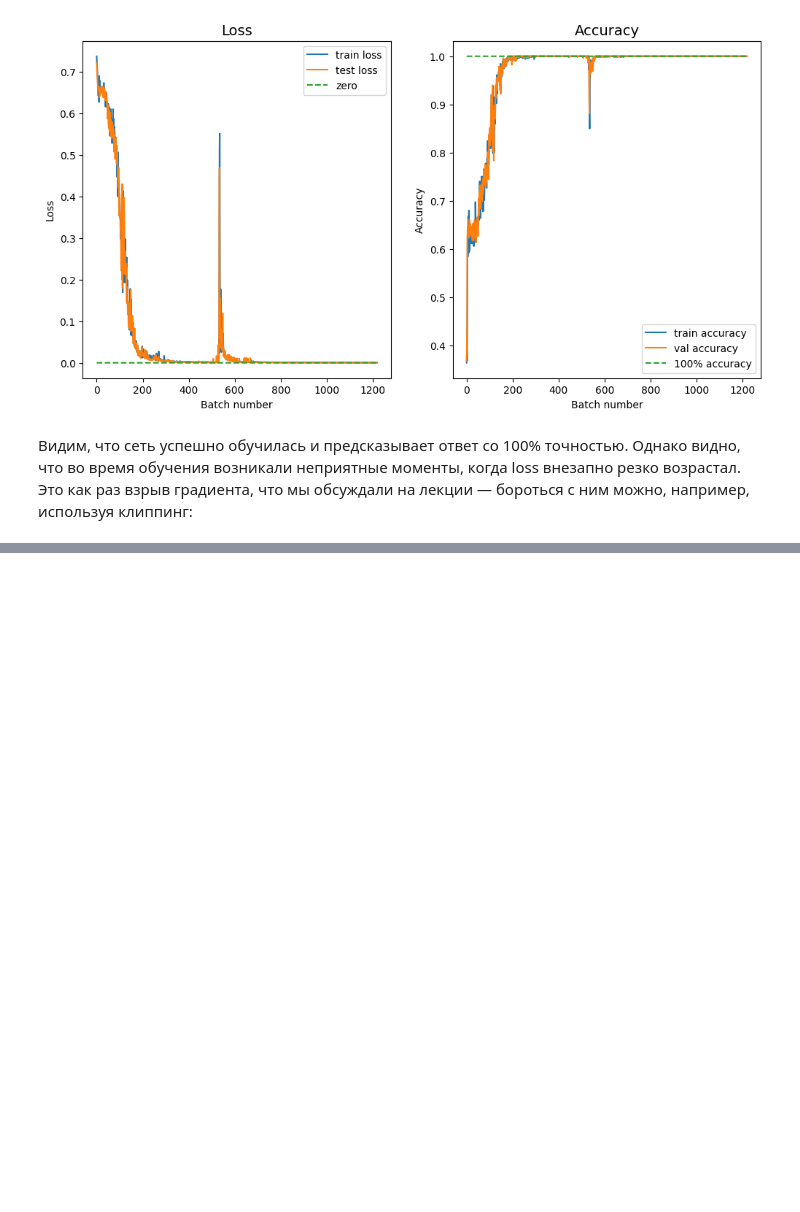
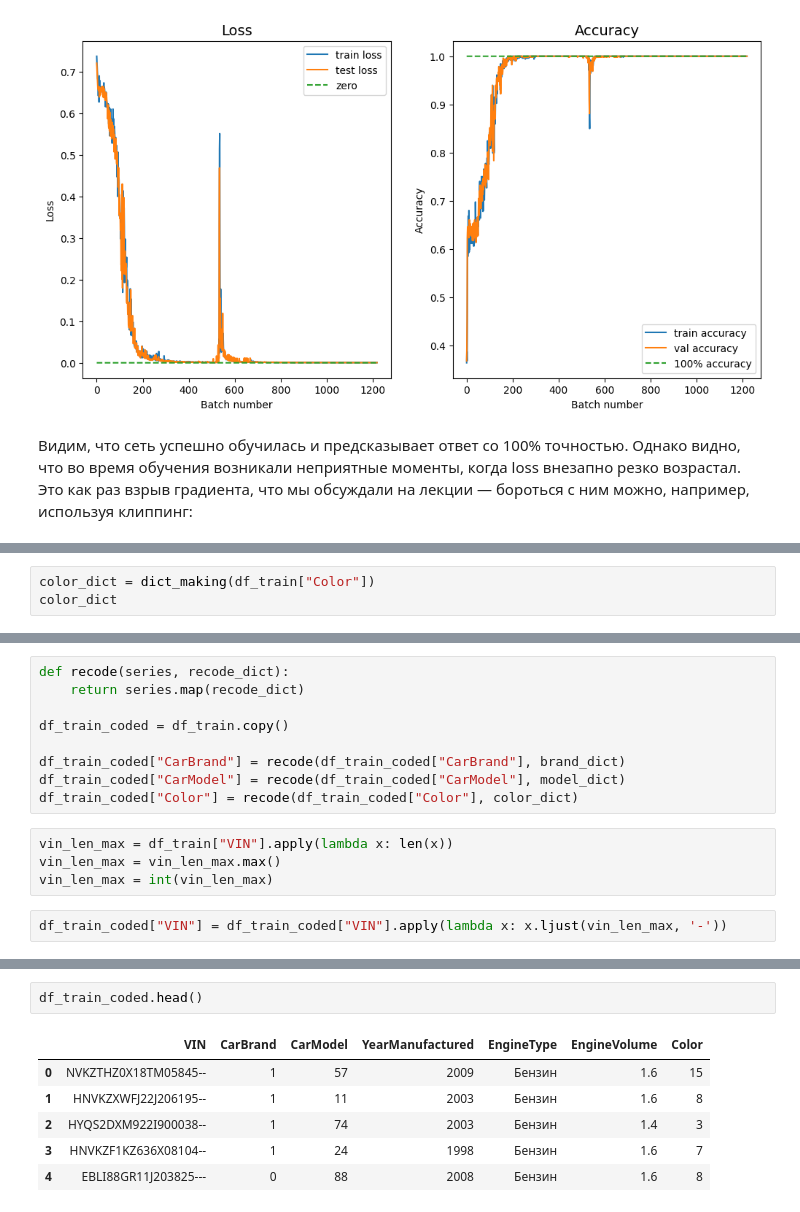
Before and after one commit to Alizarin-Stell/aaa_ml, a Jupyter notebook: sequence_cnn_lstm_with_gaps.ipynb, the cells around one changed output, grey strips where cells are left out. Cells and saved outputs as stored; diff of their text form; blank space fills up the shorter version.

```diff
--- a/sequence_cnn_lstm_with_gaps.ipynb
+++ b/sequence_cnn_lstm_with_gaps.ipynb
@@ -557,0 +624,3 @@ for i in range(n_epochs):
+# %%
+color_dict = dict_making(df_train["Color"])
+color_dict
@@ -557,0 +648,15 @@ for i in range(n_epochs):
+# %%
+def recode(series, recode_dict):
+    return series.map(recode_dict)
+
+df_train_coded = df_train.copy()
+
+df_train_coded["CarBrand"] = recode(df_train_coded["CarBrand"], brand_dict)
+df_train_coded["CarModel"] = recode(df_train_coded["CarModel"], model_dict)
+df_train_coded["Color"] = recode(df_train_coded["Color"], color_dict)
+# %%
+vin_len_max = df_train["VIN"].apply(lambda x: len(x))
+vin_len_max = vin_len_max.max()
+vin_len_max = int(vin_len_max)
+# %%
+df_train_coded["VIN"] = df_train_coded["VIN"].apply(lambda x: x.ljust(vin_len_max, '-'))
@@ -557,0 +685,9 @@ for i in range(n_epochs):
+# %%
+df_train_coded.head()
+# %% [output]
+|  | VIN | CarBrand | CarModel | YearManufactured | EngineType | EngineVolume | Color |
+| 0 | NVKZTHZ0X18TM05845-- | 1 | 57 | 2009 | Бензин | 1.6 | 15 |
+| 1 | HNVKZXWFJ22J206195-- | 1 | 11 | 2003 | Бензин | 1.6 | 8 |
+| 2 | HYQS2DXM922I900038-- | 1 | 74 | 2003 | Бензин | 1.4 | 3 |
+| 3 | HNVKZF1KZ636X08104-- | 1 | 24 | 1998 | Бензин | 1.6 | 7 |
+| 4 | EBLI88GR11J203825--- | 0 | 88 | 2008 | Бензин | 1.6 | 8 |
```
Also changed, not shown: parts of 22 cells of this notebook, 2 other files.
